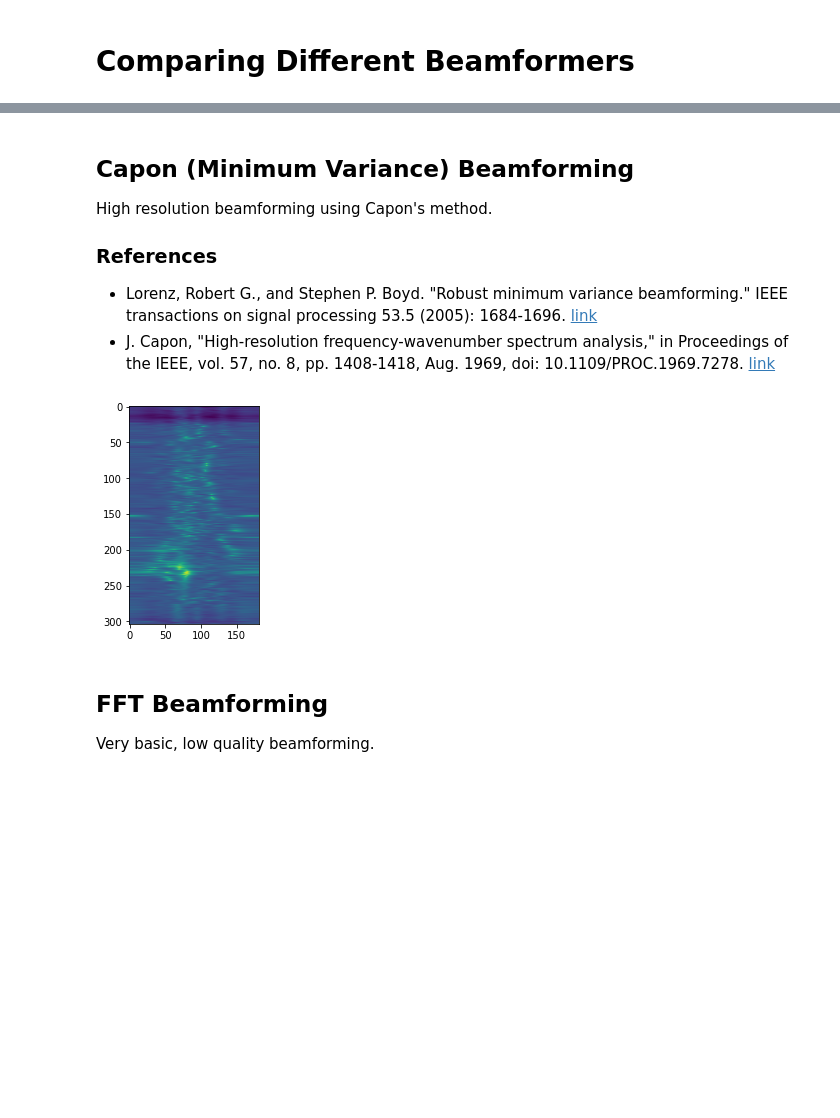
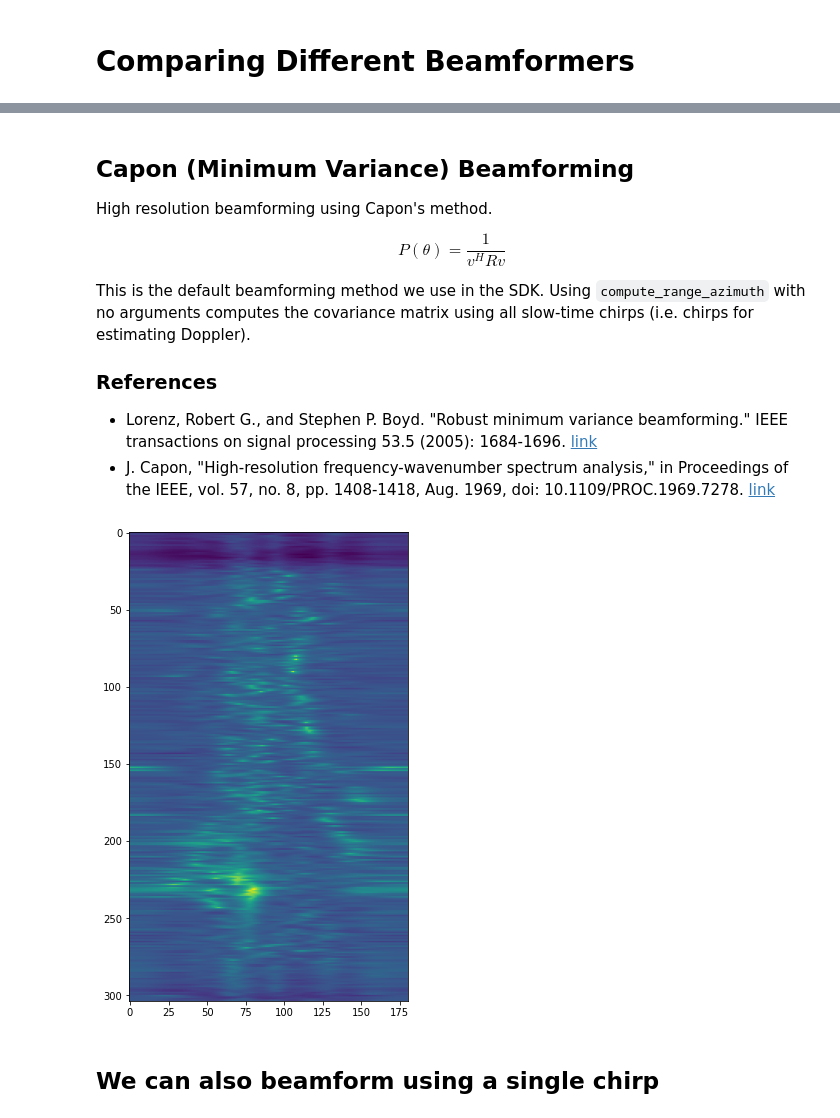
Before and after one commit to moodoki/radical_sdk, a Jupyter notebook: nbs/Beamforming.ipynb, the cells around one changed output, grey strips where cells are left out. Drawn from its saved outputs; the diff is of its cells as text; code cells hidden in the pictures; blank space fills up the shorter version.

Commit message:
Added more notes to beamforming and also examples for Bartlett and MUSIC beamforming

```diff
--- a/nbs/Beamforming.ipynb
+++ b/nbs/Beamforming.ipynb
@@ -22,0 +25,4 @@ rf = RadarFrame(radar_config)
+# %%
+FRAME_IDX = 2
+
+plt.imshow(data['rgb'][FRAME_IDX][:, :, ::-1])
@@ -25,18 +34,21 @@ rf = RadarFrame(radar_config)
 
 High resolution beamforming using Capon's method.
 
+$$ P(\theta) = \frac{1}{v^H R v} $$
+
+This is the default beamforming method we use in the SDK. Using `compute_range_azimuth` with no arguments computes the covariance matrix using all slow-time chirps (i.e. chirps for estimating Doppler).
+
 ### References
 
 - Lorenz, Robert G., and Stephen P. Boyd. "Robust minimum variance beamforming." IEEE transactions on signal processing 53.5 (2005): 1684-1696. [link](https://web.stanford.edu/~boyd/papers/pdf/rmvbBookChapter.pdf)
 - J. Capon, "High-resolution frequency-wavenumber spectrum analysis," in Proceedings of the IEEE, vol. 57, no. 8, pp. 1408-1418, Aug. 1969, doi: 10.1109/PROC.1969.7278. [link](https://ieeexplore.ieee.org/abstract/document/1449208)
 # %%
 # skip
-plt.figure()
-plt.imshow(np.log(np.abs(rf.compute_range_azimuth(data['radar'][2]))))
+
+plt.figure(figsize=(5, 10))
+plt.imshow(np.log(np.abs(rf.compute_range_azimuth(data['radar'][FRAME_IDX]))))
 plt.show()
 # %% [output]
-[figure, old version]
+[figure, new version]
-# %% [markdown]
-## FFT Beamforming
-
-Very basic, low quality beamforming.
+# %% [markdown]
+## We can also beamform using a single chirp
```
Also changed, not shown: parts of 15 cells of this notebook, 1 other file.
